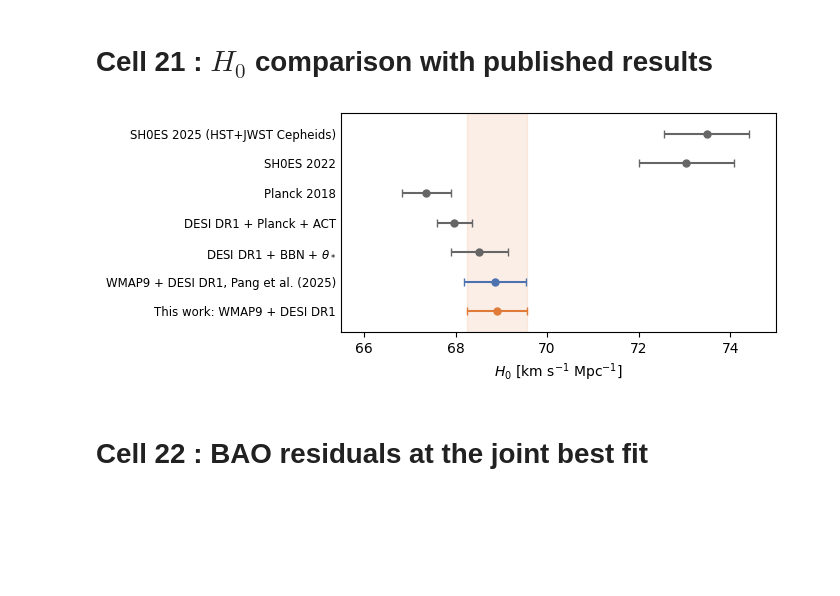
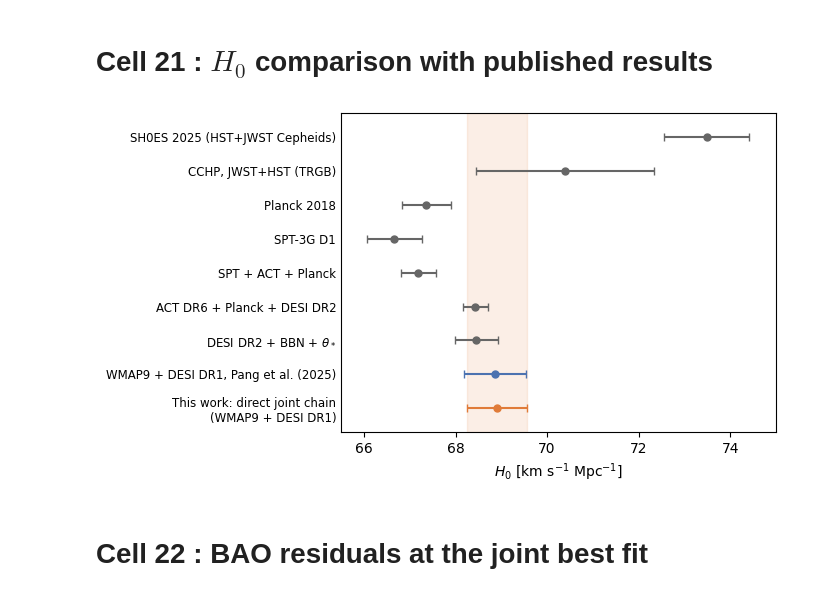
Before and after one commit to Cherian-pi/wmap9-desi-joint, a Jupyter notebook: notebooks/04_wmap9_desi_joint_lcdm.ipynb, the cells around one changed output. Drawn from its saved outputs; the diff is of its cells as text; code cells hidden in the pictures; blank space fills up the shorter version.

```diff
--- a/notebooks/04_wmap9_desi_joint_lcdm.ipynb
+++ b/notebooks/04_wmap9_desi_joint_lcdm.ipynb
@@ -1290,42 +1335,44 @@ plt.show()
 # %% [markdown]
 # Cell 21 : $H_0$ comparison with published results
-# %%
-
-import numpy as np
-import matplotlib.pyplot as plt
-
-# This work, from your chain (Cell 16 must have been run: it defines `joint`)
-H0_mean, H0_std = joint.mean('H0'), joint.std('H0')
-
-rows = [  # (label, value, 68% error, colour)
-    ('SH0ES 2025 (HST+JWST Cepheids)',        73.49, 0.93, '0.4'),
-    ('SH0ES 2022',                            73.04, 1.04, '0.4'),
-    ('Planck 2018',                           67.36, 0.54, '0.4'),
-    ('DESI DR1 + Planck + ACT',               67.97, 0.38, '0.4'),
-    (r'DESI DR1 + BBN + $\theta_*$',          68.52, 0.62, '0.4'),
-    ('WMAP9 + DESI DR1, Pang et al. (2025)',  68.86, 0.68, '#4C72B0'),
-    ('This work: WMAP9 + DESI DR1',           H0_mean, H0_std, '#E07B39'),
-]
-
-fig, ax = plt.subplots(figsize=(7.0, 3.0))
-for k, (lab, m, s, c) in enumerate(rows[::-1]):          # first row at the top
-    ax.errorbar(m, k, xerr=s, fmt='o', color=c, ms=5, capsize=3)
-
-# shaded band = this work, 68%
-ax.axvspan(H0_mean - H0_std, H0_mean + H0_std, color='#E07B39', alpha=0.12, zorder=0)
-
-ax.set_yticks(range(len(rows)))
-ax.set_yticklabels([r[0] for r in rows[::-1]], fontsize=8.5)
-ax.tick_params(axis='y', length=0)
-ax.set_xlim(65.5, 75)
-ax.set_ylim(-0.7, len(rows) - 0.3)
-ax.set_xlabel(r'$H_0$ [km s$^{-1}$ Mpc$^{-1}$]')
-fig.tight_layout()
-fig.savefig(IMG_DIR + '/H0_comparison.pdf')
-fig.savefig(IMG_DIR + '/H0_comparison.png', dpi=200)
-plt.show()
-# %% [output]
-[figure, removed]
+# %%
+# Cell 21: H0 comparison with published results (Figure 6)
+import numpy as np
+import matplotlib.pyplot as plt
+
+H0_mean, H0_std = joint.mean('H0'), joint.std('H0')
+cchp_err = np.sqrt(1.22**2 + 1.33**2 + 0.70**2)
+
+rows = [  # (label, value, 68% error, colour, open marker?)
+    ('SH0ES 2025 (HST+JWST Cepheids)',        73.49, 0.93,     '0.4',     False),
+    ('CCHP, JWST+HST (TRGB)',                 70.39, cchp_err, '0.4',     False),
+    ('Planck 2018',                           67.36, 0.54,     '0.4',     False),
+    ('SPT-3G D1',                             66.66, 0.60,     '0.4',     False),
+    ('SPT + ACT + Planck',                    67.19, 0.38,     '0.4',     False),
+    ('ACT DR6 + Planck + DESI DR2',           68.43, 0.27,     '0.4',     False),
+    (r'DESI DR2 + BBN + $\theta_*$',          68.45, 0.47,     '0.4',     False),
+    ('WMAP9 + DESI DR1, Pang et al. (2025)',  68.86, 0.68,     '#4C72B0', False),
+    ('This work: direct joint chain\n(WMAP9 + DESI DR1)',         H0_mean, H0_std, '#E07B39', False),
+]
+
+fig, ax = plt.subplots(figsize=(7.0, 4.0))
+for k, (lab, m, s, c, hollow) in enumerate(rows[::-1]):          # first row at the top
+    ax.errorbar(m, k, xerr=s, fmt='o', color=c, ms=5, capsize=3,
+                mfc='white' if hollow else c)
+
+ax.axvspan(H0_mean - H0_std, H0_mean + H0_std, color='#E07B39', alpha=0.12, zorder=0)
+
+ax.set_yticks(range(len(rows)))
+ax.set_yticklabels([r[0] for r in rows[::-1]], fontsize=8.5)
+ax.tick_params(axis='y', length=0)
+ax.set_xlim(65.5, 75)
+ax.set_ylim(-0.7, len(rows) - 0.3)
+ax.set_xlabel(r'$H_0$ [km s$^{-1}$ Mpc$^{-1}$]')
+fig.tight_layout()
+fig.savefig(IMG_DIR + '/H0_comparison.pdf')
+fig.savefig(IMG_DIR + '/H0_comparison.png', dpi=200)
+plt.show()
+# %% [output]
+[figure, added]
 # %% [markdown]
 # Cell 22 : BAO residuals at the joint best fit
 # %%
```
Also changed, not shown: parts of 28 cells of this notebook.
